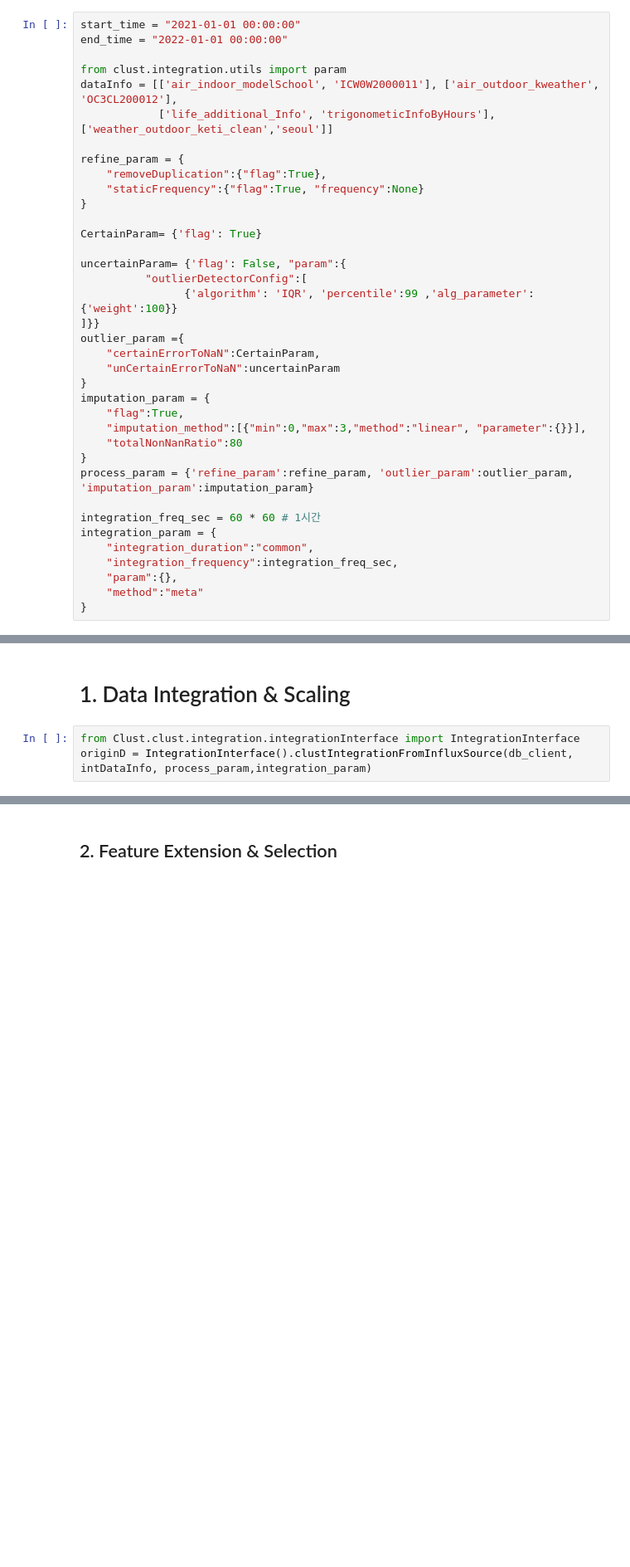
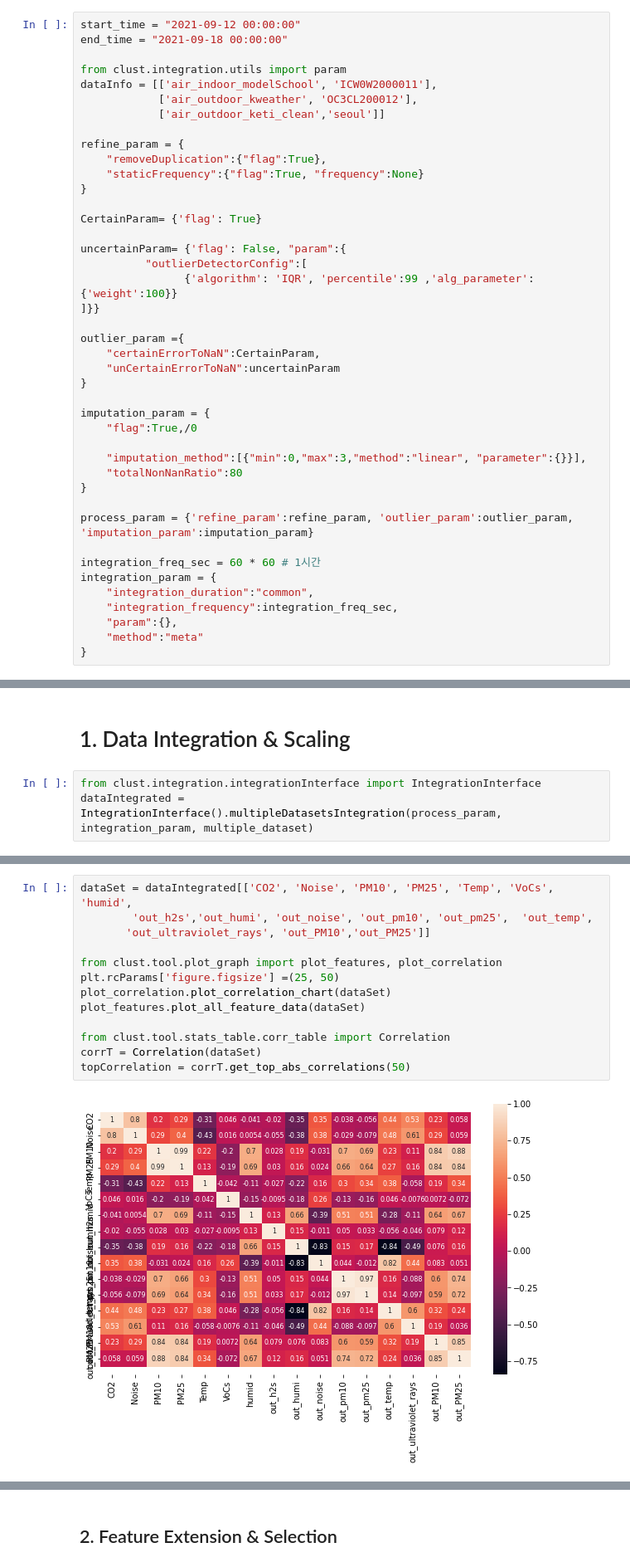
Before and after one commit to ClustProject/Clust, a Jupyter notebook: examples/80-1.integration.exploration.example.ipynb, the cells around one changed output, grey strips where cells are left out. Shown at 83% size. Drawn from its saved outputs; the diff is of its cells as text; blank space fills up the shorter version.

```diff
--- a/examples/80-1.integration.exploration.example.ipynb
+++ b/examples/80-1.integration.exploration.example.ipynb
@@ -11,12 +11,13 @@ from Clust.setting import influx_setting_KETI as ins
 from Clust.clust.ingestion.influx import influx_Client_v2 as influx_Client, multipleDataSets
 db_client = influx_Client.influxClient(ins.CLUSTDataServer2)
 # %%
-start_time = "2021-01-01 00:00:00"
-end_time = "2022-01-01 00:00:00"
+start_time = "2021-09-12 00:00:00"
+end_time = "2021-09-18 00:00:00"
 
 from clust.integration.utils import param
-dataInfo = [['air_indoor_modelSchool', 'ICW0W2000011'], ['air_outdoor_kweather', 'OC3CL200012'],
-            ['life_additional_Info', 'trigonometicInfoByHours'],['weather_outdoor_keti_clean','seoul']]
+dataInfo = [['air_indoor_modelSchool', 'ICW0W2000011'],
+            ['air_outdoor_kweather', 'OC3CL200012'],
+            ['air_outdoor_keti_clean','seoul']]
 
 refine_param = {
     "removeDuplication":{"flag":True},
@@ -29,15 +30,19 @@ uncertainParam= {'flag': False, "param":{
           "outlierDetectorConfig":[
                 {'algorithm': 'IQR', 'percentile':99 ,'alg_parameter': {'weight':100}}
 ]}}
+
 outlier_param ={
     "certainErrorToNaN":CertainParam,
     "unCertainErrorToNaN":uncertainParam
 }
+
 imputation_param = {
-    "flag":True,
+    "flag":True,/0
+
     "imputation_method":[{"min":0,"max":3,"method":"linear", "parameter":{}}],
     "totalNonNanRatio":80
 }
+
 process_param = {'refine_param':refine_param, 'outlier_param':outlier_param, 'imputation_param':imputation_param}
 
 integration_freq_sec = 60 * 60 # 1시간
@@ -53,6 +58,6 @@ multiple_dataset  = multipleDataSets.get_onlyNumericDataSets(db_client, intDataI
 # %% [markdown]
 # 1. Data Integration & Scaling
 # %%
-from Clust.clust.integration.integrationInterface import IntegrationInterface
-originD = IntegrationInterface().clustIntegrationFromInfluxSource(db_client, intDataInfo, process_param,integration_param)
+from clust.integration.integrationInterface import IntegrationInterface
+dataIntegrated = IntegrationInterface().multipleDatasetsIntegration(process_param, integration_param, multiple_dataset)
 # %% [output]
@@ -59,0 +78,15 @@ KeyError: 'integration_duration_criteria'
+# %%
+dataSet = dataIntegrated[['CO2', 'Noise', 'PM10', 'PM25', 'Temp', 'VoCs', 'humid',
+        'out_h2s','out_humi', 'out_noise', 'out_pm10', 'out_pm25',  'out_temp',
+       'out_ultraviolet_rays', 'out_PM10','out_PM25']]
+
+from clust.tool.plot_graph import plot_features, plot_correlation
+plt.rcParams['figure.figsize'] =(25, 50)
+plot_correlation.plot_correlation_chart(dataSet)
+plot_features.plot_all_feature_data(dataSet)
+
+from clust.tool.stats_table.corr_table import Correlation
+corrT = Correlation(dataSet)
+topCorrelation = corrT.get_top_abs_correlations(50)
+# %% [output]
+[figure, added]
```
Also changed, not shown: parts of 10 cells of this notebook, 4 other files.
